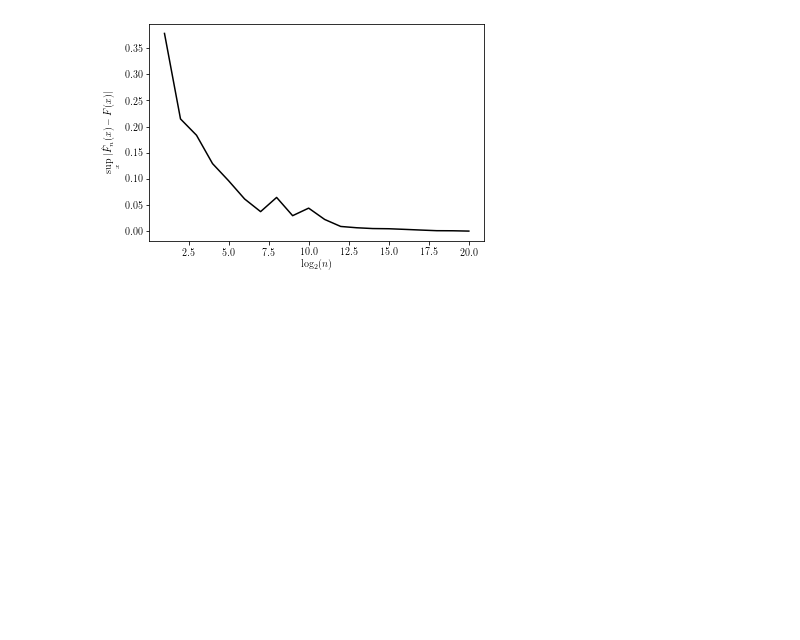
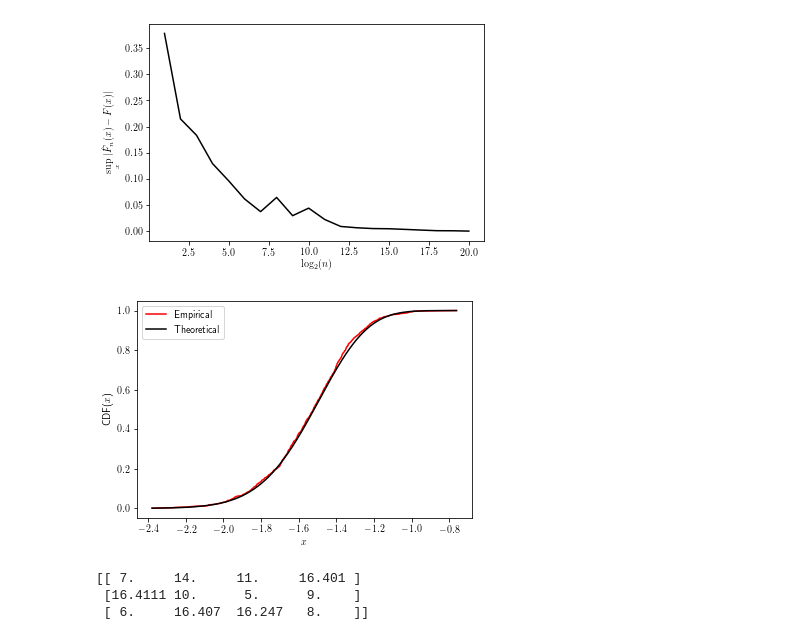
Before and after one commit to Daples/mathematical-engineering, a Jupyter notebook: 201/non-parametric-statistics/workshop-code.ipynb, the cells around one changed output. Saved outputs shown, nothing was run; the diff lists cells and outputs as text; code cells hidden in the pictures; blank space fills up the shorter version.

```diff
--- a/201/non-parametric-statistics/workshop-code.ipynb
+++ b/201/non-parametric-statistics/workshop-code.ipynb
@@ -143,3 +145,38 @@ plt.savefig(dir_fig("weibull.pdf"), bbox_inches='tight')
 plt.show()
 # %% [output]
 [figure]
+# %%
+# Order statistic
+j = 5
+n = 30
+params = [1.5, 0, 1]
+sims = st.weibull_max.rvs(*params, size=(1000, n))
+
+# Data for order statistic
+xj = np.sort(sims, axis=1)[:, j - 1]
+
+# Theoretical function
+f_we = lambda x: st.weibull_max.cdf(x, *params)
+f_th = lambda x: sum([comb(n, jp) * f_we(x) ** jp * (1 - f_we(x)) ** (n - jp) for jp in range(j, n + 1)])
+ecdf = ECDF(xj)
+ys_th = list(map(lambda x: f_th(x), ecdf.x[1:]))
+
+# Plotting
+plt.plot(ecdf.x, ecdf.y, 'r', label='Empirical')
+plt.plot(ecdf.x[1:], ys_th, 'k', label='Theoretical')
+plt.legend()
+plt.xlabel("$x$")
+plt.ylabel("CDF($x$)")
+plt.savefig(dir_fig("order.pdf"), bbox_inches='tight')
+plt.show()
+# %% [output]
+[figure, added]
+# %%
+# 15 point
+points = [5, 6, 7, 8, 9, 10, 11, 12, 14, 16.247, 16.407, 16.4010, 16.4111]
+distribution = np.random.choice(points, size=(3, int(len(points) / 3)), replace=False)
+print(distribution)
+# %% [output]
+[[ 7.     14.     11.     16.401 ]
+ [16.4111 10.      5.      9.    ]
+ [ 6.     16.407  16.247   8.    ]]
```
Also changed, not shown: parts of 1 cell of this notebook, 2 other files.
